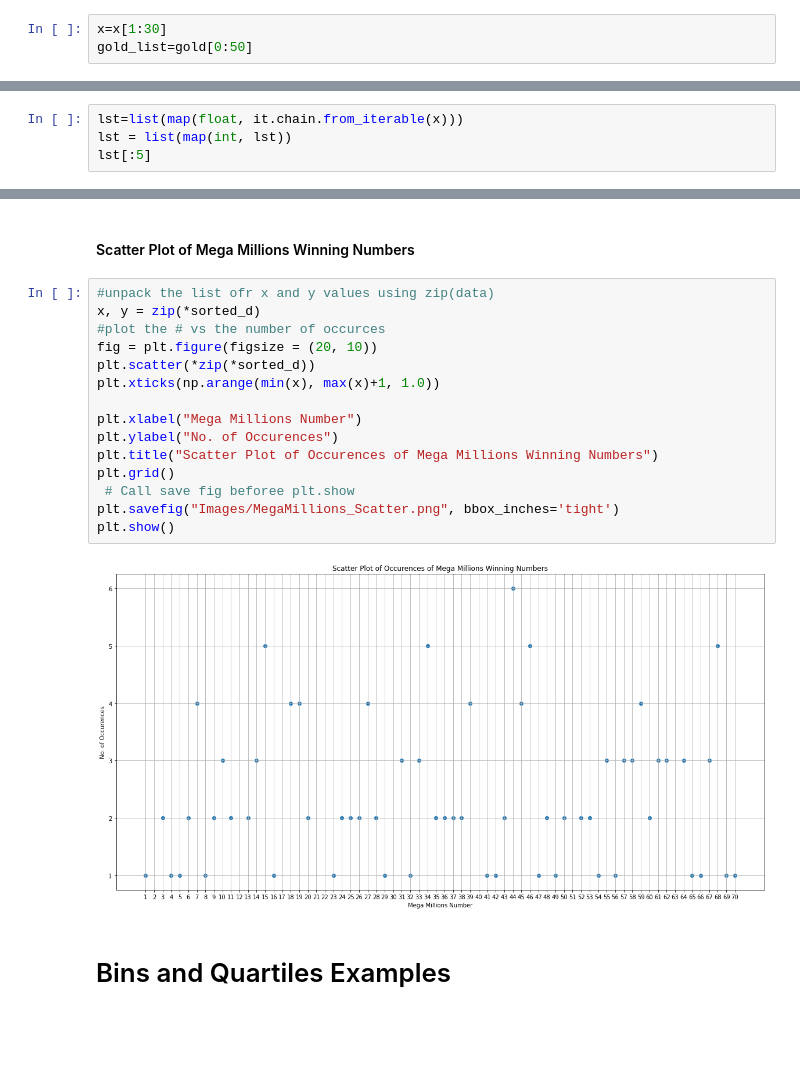
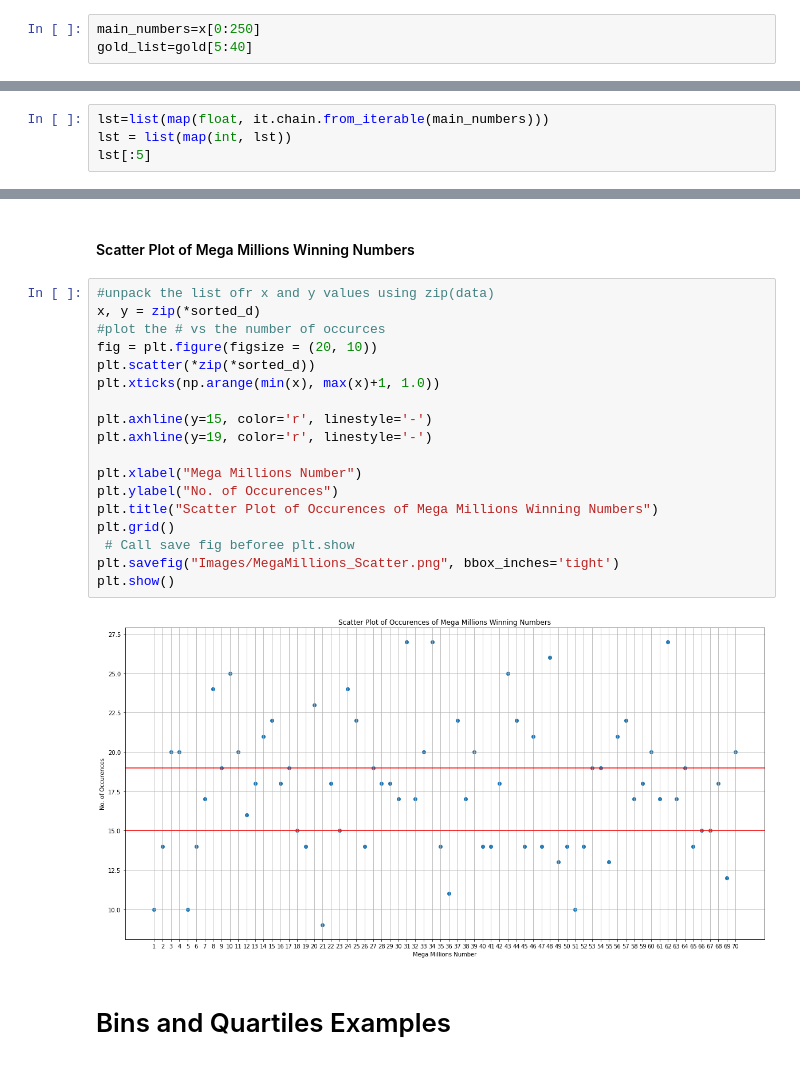
Before and after one commit to Jamals211/Gaming_The_Lottery, a Jupyter notebook: Lottery.ipynb, the cells around one changed output, grey strips where cells are left out. Drawn from its saved outputs; the diff is of its cells as text; blank space fills up the shorter version.

```diff
--- a/Lottery.ipynb
+++ b/Lottery.ipynb
@@ -67,6 +87,6 @@ x=[i[:5] for i in winning_numbers]
 # %%
 gold=[i[5] for i in winning_numbers]
 gold = list(map(int, gold))
-# %%
-x=x[1:30]
-gold_list=gold[0:50]
+# %%
+main_numbers=x[0:250]
+gold_list=gold[5:40]
@@ -73,5 +97,5 @@ gold_list=gold[0:50]
 # %%
-lst=list(map(float, it.chain.from_iterable(x)))
+lst=list(map(float, it.chain.from_iterable(main_numbers)))
 lst = list(map(int, lst))
 lst[:5]
 # %% [output]
@@ -177,20 +178,23 @@ for x in lst:
 # %%
 #unpack the list ofr x and y values using zip(data)
 x, y = zip(*sorted_d)
 #plot the # vs the number of occurces
 fig = plt.figure(figsize = (20, 10))
 plt.scatter(*zip(*sorted_d))
 plt.xticks(np.arange(min(x), max(x)+1, 1.0))
 
+plt.axhline(y=15, color='r', linestyle='-')
+plt.axhline(y=19, color='r', linestyle='-')
+
 plt.xlabel("Mega Millions Number")
 plt.ylabel("No. of Occurences")
 plt.title("Scatter Plot of Occurences of Mega Millions Winning Numbers")
 plt.grid()
  # Call save fig beforee plt.show
 plt.savefig("Images/MegaMillions_Scatter.png", bbox_inches='tight')
 plt.show()
 # %% [output]
-[figure, old version]
+[figure, new version]
 # %% [markdown]
 # Bins and Quartiles Examples
 # %% [markdown]
```
Also changed, not shown: parts of 28 cells of this notebook, 7 other files.
